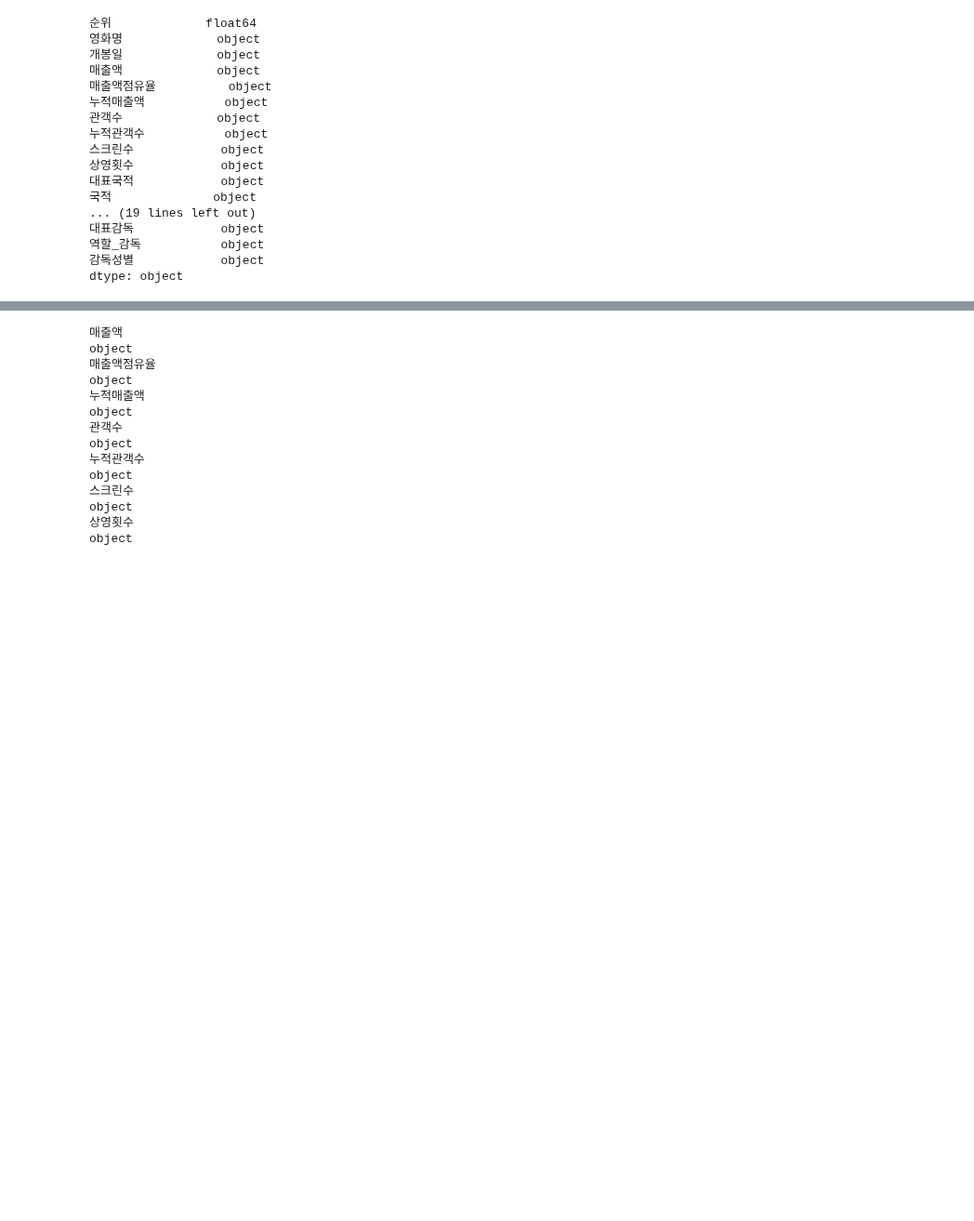
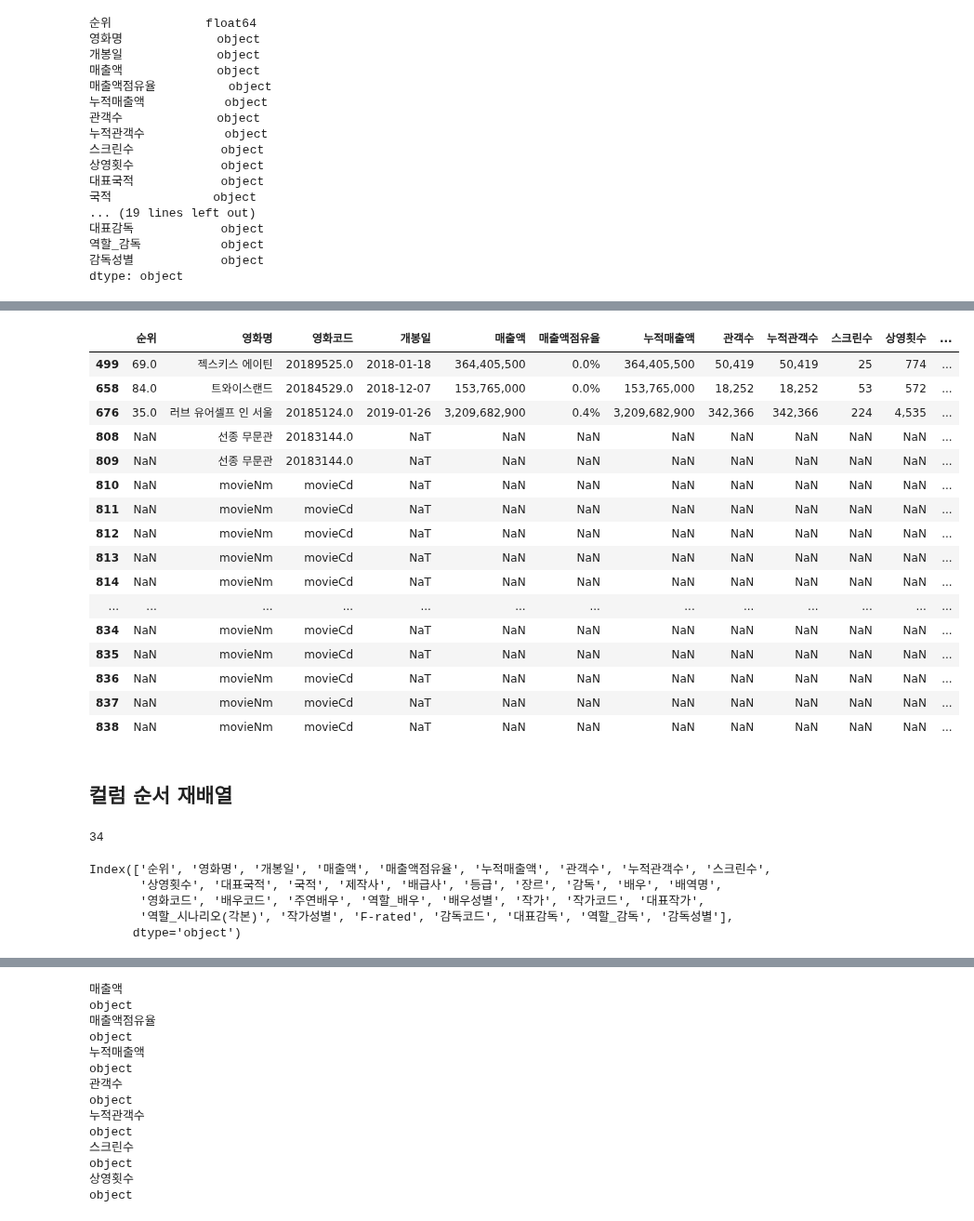
Before and after one commit to kim4pb/Female-led-Korean-Films, a Jupyter notebook: 02.EDA/F-rated_correlation.ipynb, the cells around one changed output, grey strips where cells are left out. Shown at 93% size. Saved outputs shown, nothing was run; the diff lists cells and outputs as text; code cells hidden in the pictures; blank space fills up the shorter version.

```diff
--- a/02.EDA/F-rated_correlation.ipynb
+++ b/02.EDA/F-rated_correlation.ipynb
@@ -46,0 +78,34 @@ dtype: object
+# %%
+df[df['감독'].isnull()]
+# %% [output]
+|  | 순위 | 영화명 | 영화코드 | 개봉일 | 매출액 | 매출액점유율 | 누적매출액 | 관객수 | 누적관객수 | 스크린수 | 상영횟수 | ... |
+| 499 | 69.0 | 젝스키스 에이틴 | 20189525.0 | 2018-01-18 | 364,405,500 | 0.0% | 364,405,500 | 50,419 | 50,419 | 25 | 774 | ... |
+| 658 | 84.0 | 트와이스랜드 | 20184529.0 | 2018-12-07 | 153,765,000 | 0.0% | 153,765,000 | 18,252 | 18,252 | 53 | 572 | ... |
+| 676 | 35.0 | 러브 유어셀프 인 서울 | 20185124.0 | 2019-01-26 | 3,209,682,900 | 0.4% | 3,209,682,900 | 342,366 | 342,366 | 224 | 4,535 | ... |
+| 808 | NaN | 선종 무문관 | 20183144.0 | NaT | NaN | NaN | NaN | NaN | NaN | NaN | NaN | ... |
+| 809 | NaN | 선종 무문관 | 20183144.0 | NaT | NaN | NaN | NaN | NaN | NaN | NaN | NaN | ... |
+| 810 | NaN | movieNm | movieCd | NaT | NaN | NaN | NaN | NaN | NaN | NaN | NaN | ... |
+| 811 | NaN | movieNm | movieCd | NaT | NaN | NaN | NaN | NaN | NaN | NaN | NaN | ... |
+| 812 | NaN | movieNm | movieCd | NaT | NaN | NaN | NaN | NaN | NaN | NaN | NaN | ... |
+| 813 | NaN | movieNm | movieCd | NaT | NaN | NaN | NaN | NaN | NaN | NaN | NaN | ... |
+| 814 | NaN | movieNm | movieCd | NaT | NaN | NaN | NaN | NaN | NaN | NaN | NaN | ... |
+| ... | ... | ... | ... | ... | ... | ... | ... | ... | ... | ... | ... | ... |
+| 834 | NaN | movieNm | movieCd | NaT | NaN | NaN | NaN | NaN | NaN | NaN | NaN | ... |
+| 835 | NaN | movieNm | movieCd | NaT | NaN | NaN | NaN | NaN | NaN | NaN | NaN | ... |
+| 836 | NaN | movieNm | movieCd | NaT | NaN | NaN | NaN | NaN | NaN | NaN | NaN | ... |
+| 837 | NaN | movieNm | movieCd | NaT | NaN | NaN | NaN | NaN | NaN | NaN | NaN | ... |
+| 838 | NaN | movieNm | movieCd | NaT | NaN | NaN | NaN | NaN | NaN | NaN | NaN | ... |
+# %% [markdown]
+## 컬럼 순서 재배열
+# %%
+len(df.columns)
+# %% [output]
+34
+# %%
+df.columns
+# %% [output]
+Index(['순위', '영화명', '개봉일', '매출액', '매출액점유율', '누적매출액', '관객수', '누적관객수', '스크린수',
+       '상영횟수', '대표국적', '국적', '제작사', '배급사', '등급', '장르', '감독', '배우', '배역명',
+       '영화코드', '배우코드', '주연배우', '역할_배우', '배우성별', '작가', '작가코드', '대표작가',
+       '역할_시나리오(각본)', '작가성별', 'F-rated', '감독코드', '대표감독', '역할_감독', '감독성별'],
+      dtype='object')
```
Also changed, not shown: parts of 14 cells of this notebook.
